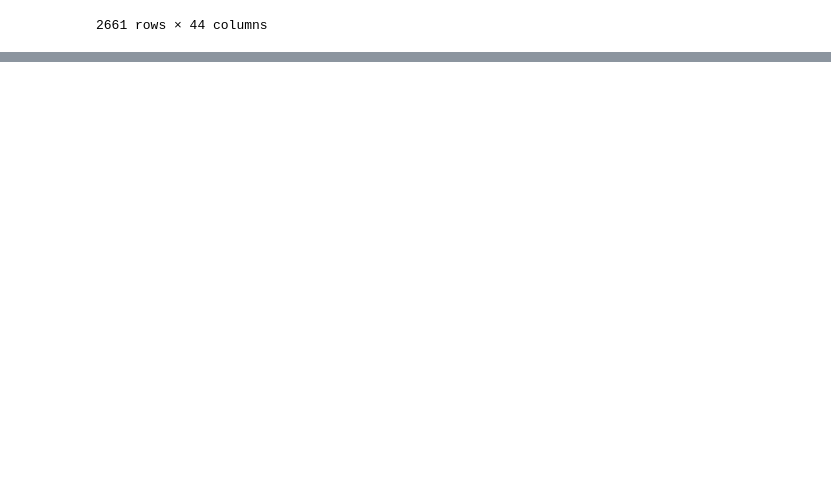
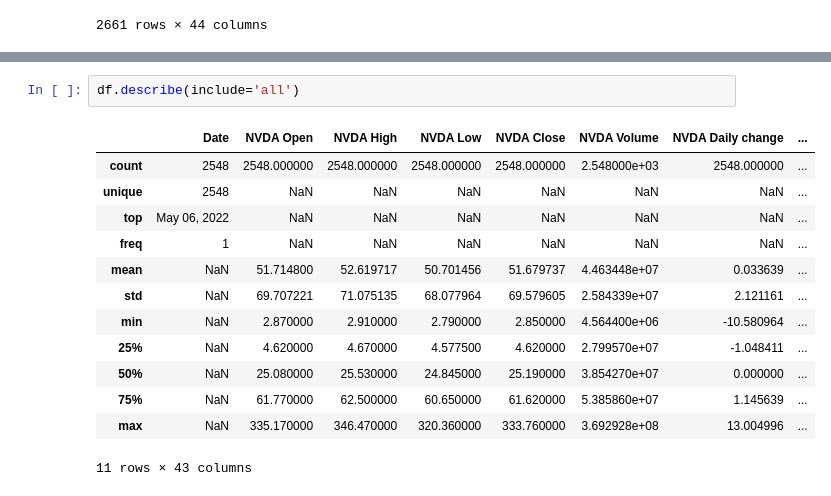
Before and after one commit to VladimirPoplavsky/Stock_Price_prediction, a Jupyter notebook: Data_Cleaning_and_Visualization.ipynb, the cells around one changed output, grey strips where cells are left out. Cells and saved outputs as stored; diff of their text form; blank space fills up the shorter version.

```diff
--- a/Data_Cleaning_and_Visualization.ipynb
+++ b/Data_Cleaning_and_Visualization.ipynb
@@ -44,0 +179,16 @@ df
+# %%
+df.describe(include='all')
+# %% [output]
+|  | Date | NVDA Open | NVDA High | NVDA Low | NVDA Close | NVDA Volume | NVDA Daily change | ... |
+| count | 2548 | 2548.000000 | 2548.000000 | 2548.000000 | 2548.000000 | 2.548000e+03 | 2548.000000 | ... |
+| unique | 2548 | NaN | NaN | NaN | NaN | NaN | NaN | ... |
+| top | May 06, 2022 | NaN | NaN | NaN | NaN | NaN | NaN | ... |
+| freq | 1 | NaN | NaN | NaN | NaN | NaN | NaN | ... |
+| mean | NaN | 51.714800 | 52.619717 | 50.701456 | 51.679737 | 4.463448e+07 | 0.033639 | ... |
+| std | NaN | 69.707221 | 71.075135 | 68.077964 | 69.579605 | 2.584339e+07 | 2.121161 | ... |
+| min | NaN | 2.870000 | 2.910000 | 2.790000 | 2.850000 | 4.564400e+06 | -10.580964 | ... |
+| 25% | NaN | 4.620000 | 4.670000 | 4.577500 | 4.620000 | 2.799570e+07 | -1.048411 | ... |
+| 50% | NaN | 25.080000 | 25.530000 | 24.845000 | 25.190000 | 3.854270e+07 | 0.000000 | ... |
+| 75% | NaN | 61.770000 | 62.500000 | 60.650000 | 61.620000 | 5.385860e+07 | 1.145639 | ... |
+| max | NaN | 335.170000 | 346.470000 | 320.360000 | 333.760000 | 3.692928e+08 | 13.004996 | ... |
+11 rows × 43 columns
```
Also changed, not shown: parts of 13 cells of this notebook, 1 other file.
